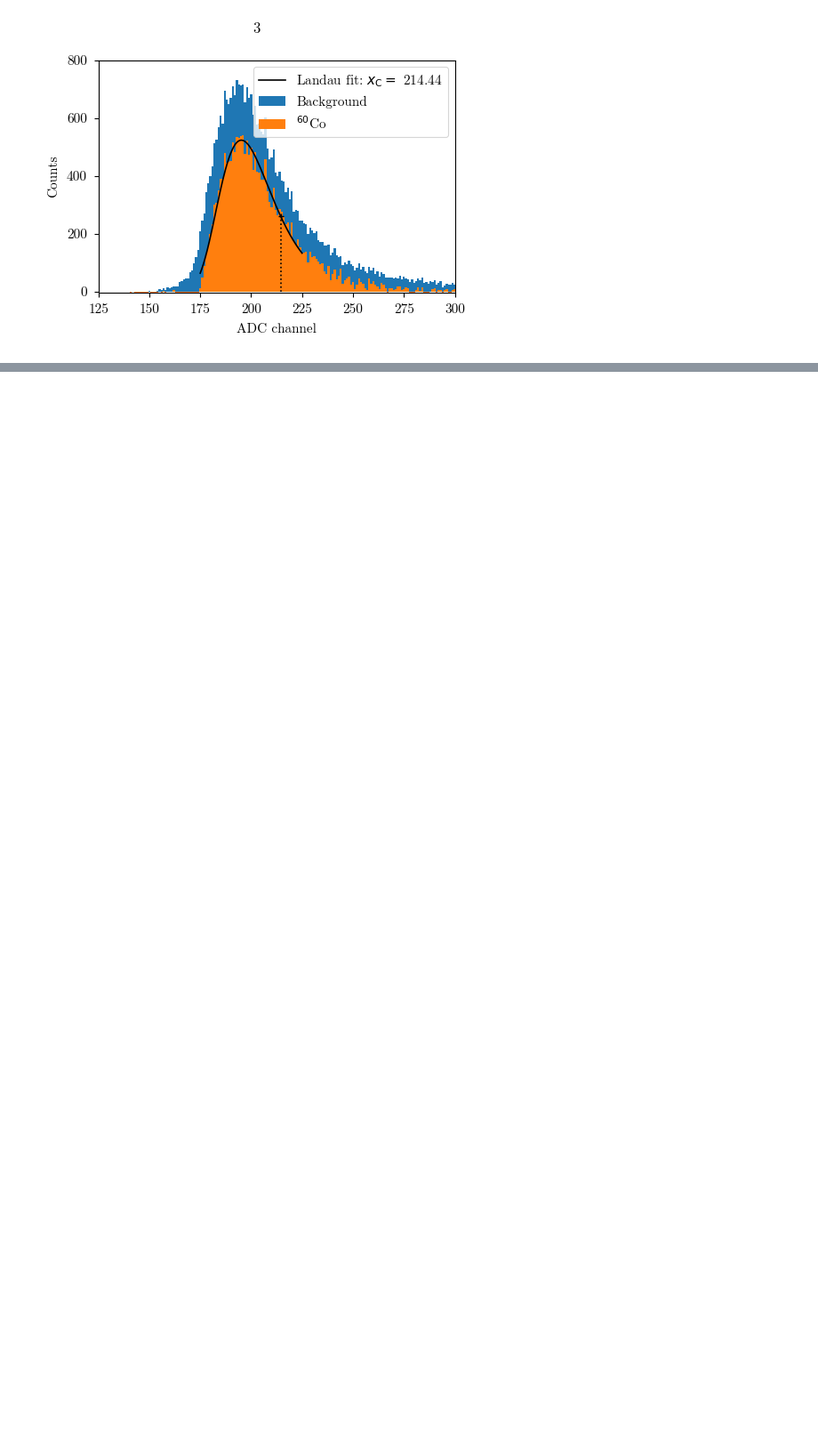
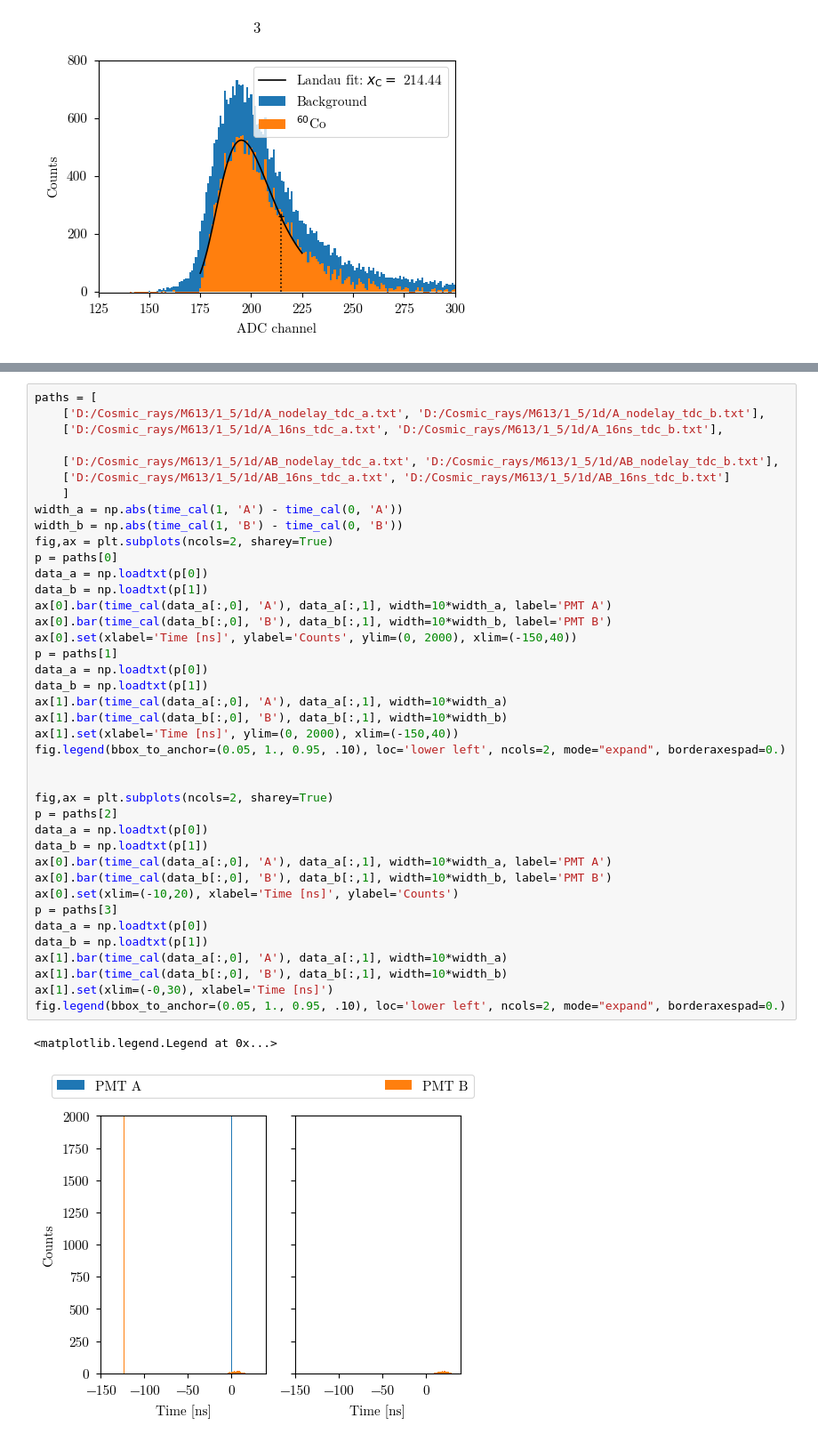
Before and after one commit to SteWey0/Fortgeschrittenenpraktikum, a Jupyter notebook: Cosmic radiation/analysis.ipynb, the cells around one changed output, grey strips where cells are left out. Shown at 89% size. Saved outputs shown, nothing was run; the diff lists cells and outputs as text; blank space fills up the shorter version.

```diff
--- a/Cosmic radiation/analysis.ipynb
+++ b/Cosmic radiation/analysis.ipynb
@@ -327,0 +325,43 @@ array([[    9.18811616, -1699.86724925],
+# %%
+paths = [
+    ['D:/Cosmic_rays/M613/1_5/1d/A_nodelay_tdc_a.txt', 'D:/Cosmic_rays/M613/1_5/1d/A_nodelay_tdc_b.txt'],
+    ['D:/Cosmic_rays/M613/1_5/1d/A_16ns_tdc_a.txt', 'D:/Cosmic_rays/M613/1_5/1d/A_16ns_tdc_b.txt'],
+
+    ['D:/Cosmic_rays/M613/1_5/1d/AB_nodelay_tdc_a.txt', 'D:/Cosmic_rays/M613/1_5/1d/AB_nodelay_tdc_b.txt'],
+    ['D:/Cosmic_rays/M613/1_5/1d/AB_16ns_tdc_a.txt', 'D:/Cosmic_rays/M613/1_5/1d/AB_16ns_tdc_b.txt']
+    ]
+width_a = np.abs(time_cal(1, 'A') - time_cal(0, 'A'))
+width_b = np.abs(time_cal(1, 'B') - time_cal(0, 'B'))
+fig,ax = plt.subplots(ncols=2, sharey=True)
+p = paths[0]
+data_a = np.loadtxt(p[0])
+data_b = np.loadtxt(p[1])
+ax[0].bar(time_cal(data_a[:,0], 'A'), data_a[:,1], width=10*width_a, label='PMT A')
+ax[0].bar(time_cal(data_b[:,0], 'B'), data_b[:,1], width=10*width_b, label='PMT B')
+ax[0].set(xlabel='Time [ns]', ylabel='Counts', ylim=(0, 2000), xlim=(-150,40))
+p = paths[1]
+data_a = np.loadtxt(p[0])
+data_b = np.loadtxt(p[1])
+ax[1].bar(time_cal(data_a[:,0], 'A'), data_a[:,1], width=10*width_a)
+ax[1].bar(time_cal(data_b[:,0], 'B'), data_b[:,1], width=10*width_b)
+ax[1].set(xlabel='Time [ns]', ylim=(0, 2000), xlim=(-150,40))
+fig.legend(bbox_to_anchor=(0.05, 1., 0.95, .10), loc='lower left', ncols=2, mode="expand", borderaxespad=0.)
+
+
+fig,ax = plt.subplots(ncols=2, sharey=True)
+p = paths[2]
+data_a = np.loadtxt(p[0])
+data_b = np.loadtxt(p[1])
+ax[0].bar(time_cal(data_a[:,0], 'A'), data_a[:,1], width=10*width_a, label='PMT A')
+ax[0].bar(time_cal(data_b[:,0], 'B'), data_b[:,1], width=10*width_b, label='PMT B')
+ax[0].set(xlim=(-10,20), xlabel='Time [ns]', ylabel='Counts')
+p = paths[3]
+data_a = np.loadtxt(p[0])
+data_b = np.loadtxt(p[1])
+ax[1].bar(time_cal(data_a[:,0], 'A'), data_a[:,1], width=10*width_a)
+ax[1].bar(time_cal(data_b[:,0], 'B'), data_b[:,1], width=10*width_b)
+ax[1].set(xlim=(-0,30), xlabel='Time [ns]')
+fig.legend(bbox_to_anchor=(0.05, 1., 0.95, .10), loc='lower left', ncols=2, mode="expand", borderaxespad=0.)
+# %% [output]
+<matplotlib.legend.Legend at 0x...>
+[figure, added]
```
Also changed, not shown: parts of 14 cells of this notebook.
